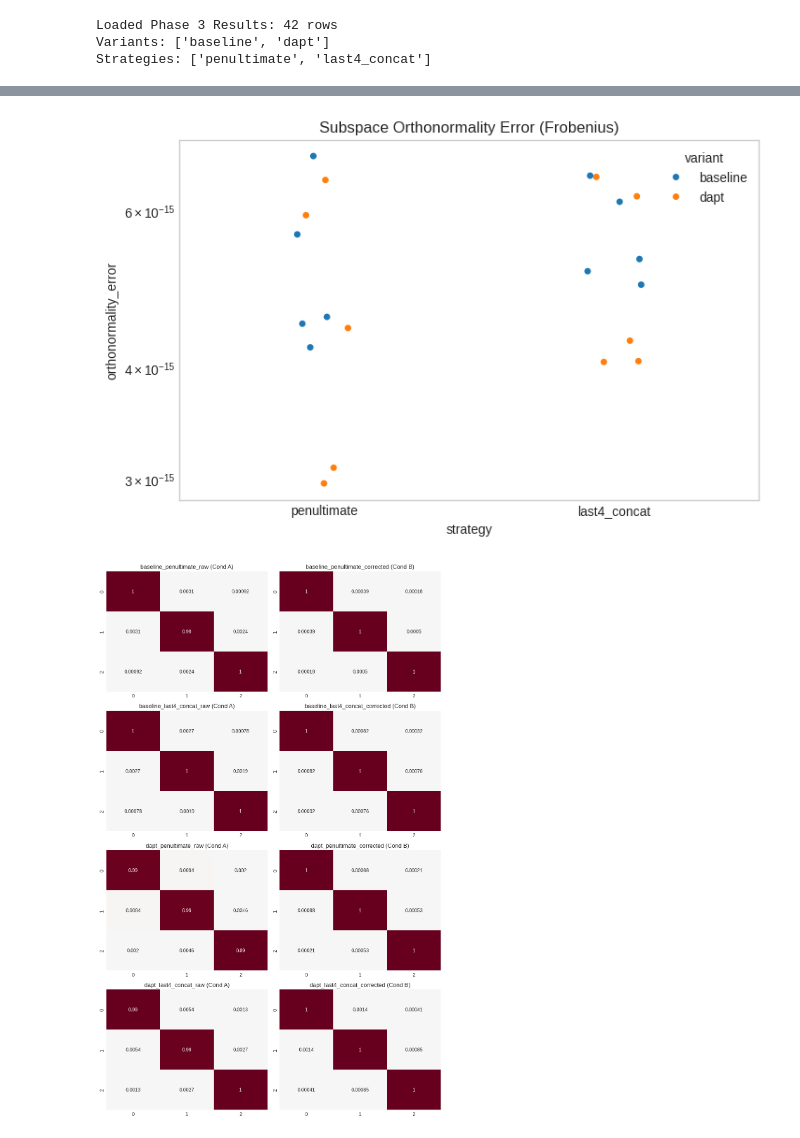
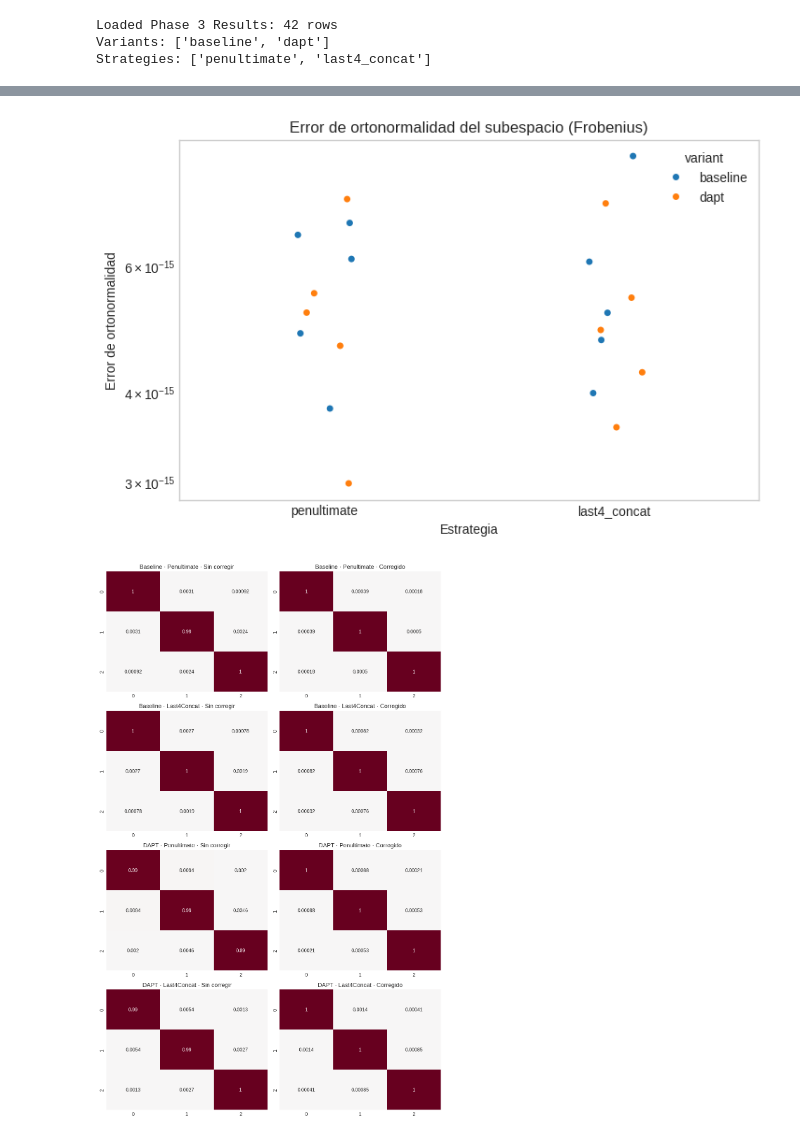
Before and after one commit to alejandrommingo/LISBETH, a Jupyter notebook: academic/methodological_report/phase4_4_2_matematicas_eda.ipynb, the cells around one changed output, grey strips where cells are left out. Saved outputs shown, nothing was run; the diff lists cells and outputs as text; code cells hidden in the pictures.

```diff
--- a/academic/methodological_report/phase4_4_2_matematicas_eda.ipynb
+++ b/academic/methodological_report/phase4_4_2_matematicas_eda.ipynb
@@ -262,5 +263,4 @@ pd.DataFrame(dp_profile).to_csv(f"{TABLES_DIR}/42_drift_procrustes_profile.csv",
 # %%
-
 # --- 4. Geometría de Subespacios (Checks) ---
 
 subspace_checks = []
@@ -295,37 +295,38 @@ for _, row in sample_df.iterrows():
                         err = np.linalg.norm(UTU - I, ord='fro')
 
                         subspace_checks.append({
                             "window": win_date,
                             "variant": v,
                             "strategy": s,
                             "U_shape": str(U.shape),
                             "orthonormality_error": err,
                             "status": "PASS" if err < 1e-4 else "WARNING"
                         })
                     except Exception as e:
                         subspace_checks.append({"window": win_date, "variant": v, "status": "FAIL", "error": str(e)})
                     break
             if not found:
                 pass # Silent skip if not found? Or mark missing?
                 # subspace_checks.append({"window": win_date, "variant": v, "status": "MISSING"})
 
 if subspace_checks:
     checks_df = pd.DataFrame(subspace_checks)
     checks_df.to_csv(f"{TABLES_DIR}/42_subspace_geometry_checks.csv", index=False)
 
     # Plot error
     plt.figure(figsize=(8, 5))
     sns.stripplot(data=checks_df, x='strategy', y='orthonormality_error', hue='variant')
-    plt.title('Subspace Orthonormality Error (Frobenius)')
+    plt.title('Error de ortonormalidad del subespacio (Frobenius)')
+    plt.xlabel('Estrategia')
+    plt.ylabel('Error de ortonormalidad')
     plt.yscale('log')
     plt.savefig(f"{FIGURES_DIR}/42_subspace_orthonormality.png")
     plt.show()
 else:
     print("No subspace .npz files found to check.")
 # %% [output]
-[figure, old version]
+[figure, new version]
 # %%
-
 # --- 5. Geometría de Anclas (Comparativa A/B) ---
 
 anchor_checks = []
@@ -386,16 +387,33 @@ if n > 0:
     fig, axes = plt.subplots(rows, cols, figsize=(10, 4*rows))
     axes = axes.flatten()
 
+    # Etiquetas SOLO para visualización (no cambian claves, rutas ni nombres de archivos)
+    variant_label = {
+        "baseline": "Baseline",
+        "dapt": "DAPT"
+    }
+    strategy_label = {
+        "penultimate": "Penultimate",
+        "last4_concat": "Last4Concat"
+    }
+    condition_label = {
+        "raw": "Sin corregir",
+        "corrected": "Corregido"
+    }
+
     idx = 0
     for v in variants:
         for s in strategies:
+            v_lbl = variant_label.get(v, v)
+            s_lbl = strategy_label.get(s, s)
+
             # Plot Raw
             k_raw = f"{v}_{s}_raw"
             ax_raw = axes[idx]
             if k_raw in anchor_matrices:
                  A = anchor_matrices[k_raw]
                  sns.heatmap(A.T @ A, annot=True, center=0, ax=ax_raw, cbar=False, cmap="RdBu_r", vmin=-1, vmax=1)
-                 ax_raw.set_title(f"{k_raw} (Cond A)")
+                 ax_raw.set_title(f"{v_lbl} · {s_lbl} · {condition_label['raw']}")
             idx += 1
 
             # Plot Corrected
@@ -404,12 +422,12 @@ if n > 0:
             if k_corr in anchor_matrices:
                  A = anchor_matrices[k_corr]
                  sns.heatmap(A.T @ A, annot=True, center=0, ax=ax_corr, cbar=False, cmap="RdBu_r", vmin=-1, vmax=1)
-                 ax_corr.set_title(f"{k_corr} (Cond B)")
+                 ax_corr.set_title(f"{v_lbl} · {s_lbl} · {condition_label['corrected']}")
             idx += 1
 
     plt.tight_layout()
     plt.savefig(f"{FIGURES_DIR}/42_anchor_orthogonality_dual.png")
     plt.show()
 # %% [output]
-[figure, old version]
+[figure, new version]
 # %%
```
Also changed, not shown: parts of 4 cells of this notebook, 58 other files.
